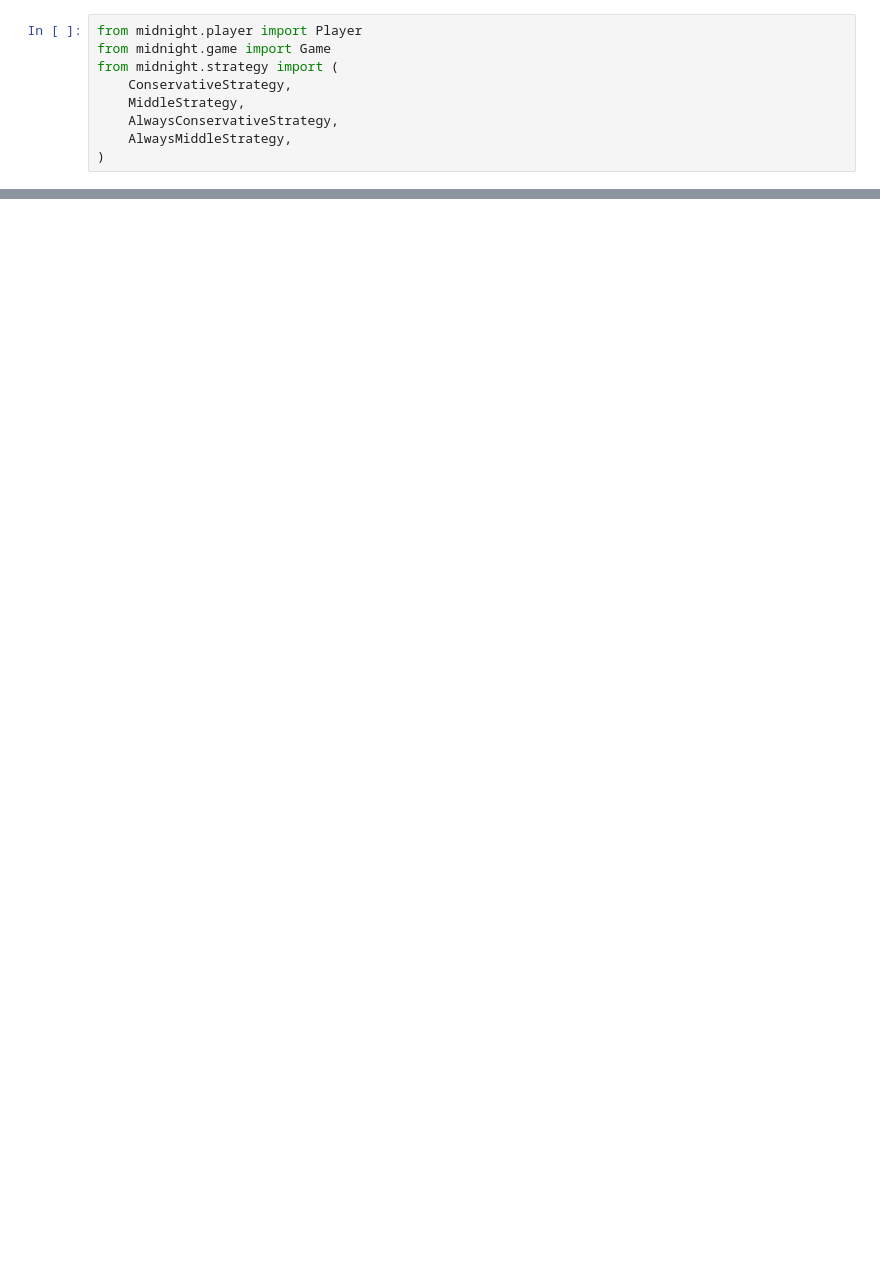
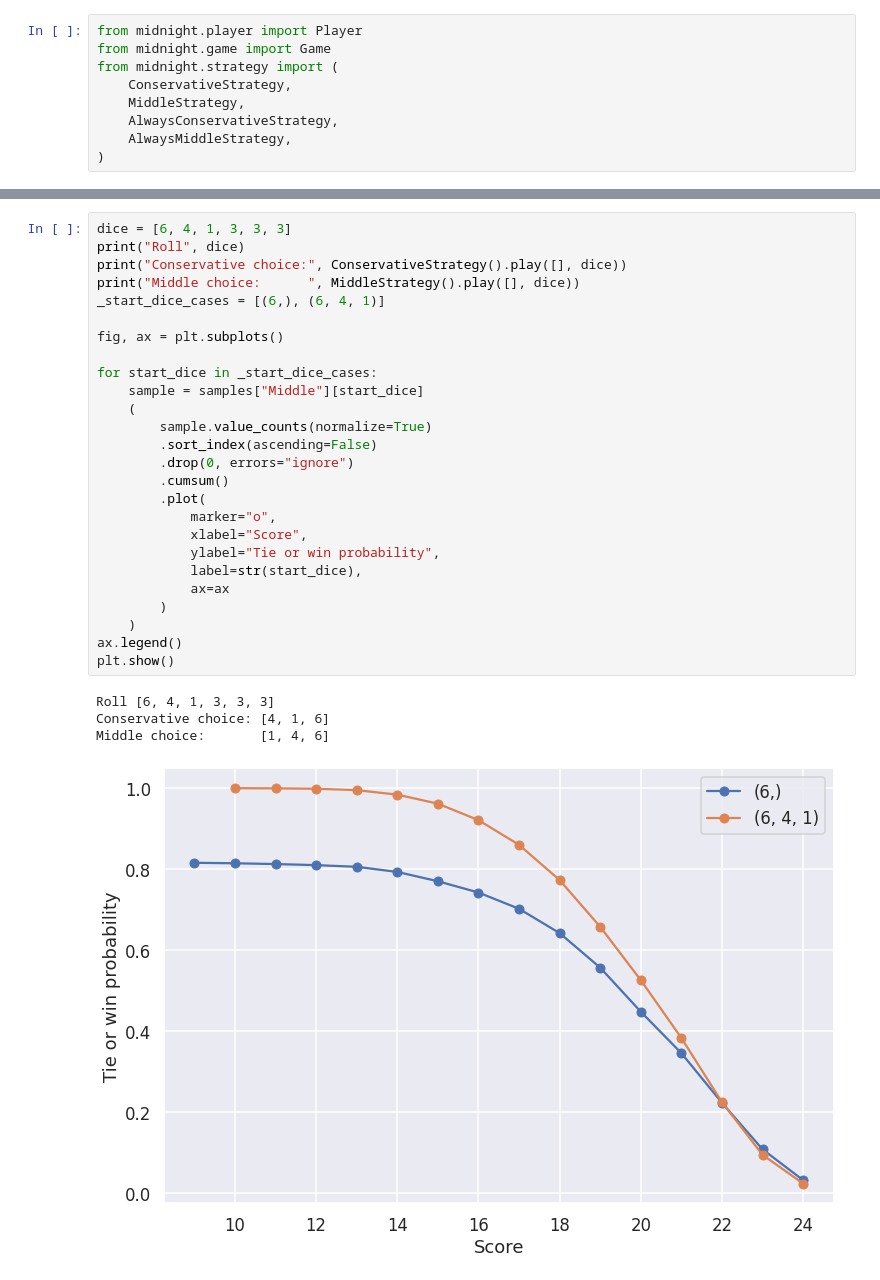
Before and after one commit to nahuelalmeira/midnight, a Jupyter notebook: notebooks/notebook.ipynb, the cells around one changed output, grey strips where cells are left out. Cells and saved outputs as stored; diff of their text form; blank space fills up the shorter version.

```diff
--- a/notebooks/notebook.ipynb
+++ b/notebooks/notebook.ipynb
@@ -155,0 +310,31 @@ Name: WINNER, dtype: float64
+# %%
+dice = [6, 4, 1, 3, 3, 3]
+print("Roll", dice)
+print("Conservative choice:", ConservativeStrategy().play([], dice))
+print("Middle choice:      ", MiddleStrategy().play([], dice))
+_start_dice_cases = [(6,), (6, 4, 1)]
+
+fig, ax = plt.subplots()
+
+for start_dice in _start_dice_cases:
+    sample = samples["Middle"][start_dice]
+    (
+        sample.value_counts(normalize=True)
+        .sort_index(ascending=False)
+        .drop(0, errors="ignore")
+        .cumsum()
+        .plot(
+            marker="o",
+            xlabel="Score",
+            ylabel="Tie or win probability",
+            label=str(start_dice),
+            ax=ax
+        )
+    )
+ax.legend()
+plt.show()
+# %% [output]
+Roll [6, 4, 1, 3, 3, 3]
+Conservative choice: [4, 1, 6]
+Middle choice:       [1, 4, 6]
+[figure, added]
```
Also changed, not shown: parts of 33 cells of this notebook, 1 other file.
